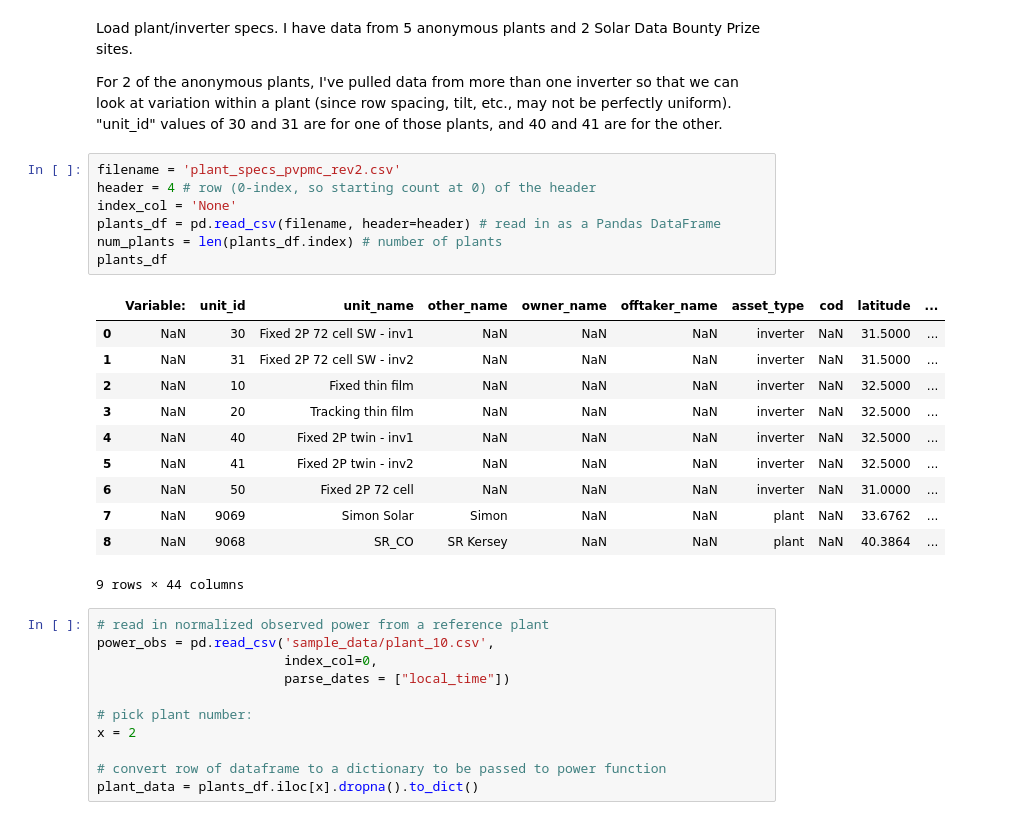
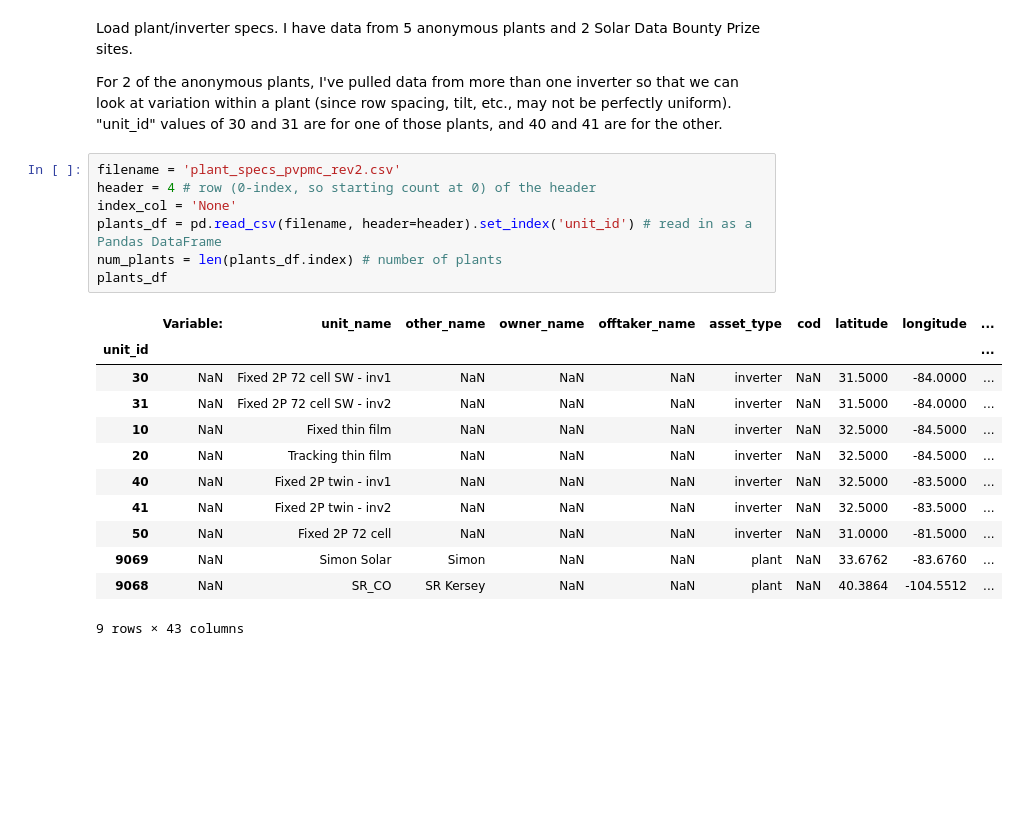
Before and after one commit to williamhobbs/2024_pvpmc_self_shade, a Jupyter notebook: 2024_pvpmc_self_shade_rev1.ipynb, the cells around one changed output. Saved outputs shown, nothing was run; the diff lists cells and outputs as text; blank space fills up the shorter version.

```diff
--- a/2024_pvpmc_self_shade_rev1.ipynb
+++ b/2024_pvpmc_self_shade_rev1.ipynb
@@ -213,31 +213,21 @@ For 2 of the anonymous plants, I've pulled data from more than one inverter so t
 # %%
 filename = 'plant_specs_pvpmc_rev2.csv'
 header = 4 # row (0-index, so starting count at 0) of the header
 index_col = 'None'
-plants_df = pd.read_csv(filename, header=header) # read in as a Pandas DataFrame
+plants_df = pd.read_csv(filename, header=header).set_index('unit_id') # read in as a Pandas DataFrame
 num_plants = len(plants_df.index) # number of plants
 plants_df
 # %% [output]
-|  | Variable: | unit_id | unit_name | other_name | owner_name | offtaker_name | asset_type | cod | latitude | ... |
-| 0 | NaN | 30 | Fixed 2P 72 cell SW - inv1 | NaN | NaN | NaN | inverter | NaN | 31.5000 | ... |
-| 1 | NaN | 31 | Fixed 2P 72 cell SW - inv2 | NaN | NaN | NaN | inverter | NaN | 31.5000 | ... |
-| 2 | NaN | 10 | Fixed thin film | NaN | NaN | NaN | inverter | NaN | 32.5000 | ... |
-| 3 | NaN | 20 | Tracking thin film | NaN | NaN | NaN | inverter | NaN | 32.5000 | ... |
-| 4 | NaN | 40 | Fixed 2P twin - inv1 | NaN | NaN | NaN | inverter | NaN | 32.5000 | ... |
-| 5 | NaN | 41 | Fixed 2P twin - inv2 | NaN | NaN | NaN | inverter | NaN | 32.5000 | ... |
-| 6 | NaN | 50 | Fixed 2P 72 cell | NaN | NaN | NaN | inverter | NaN | 31.0000 | ... |
-| 7 | NaN | 9069 | Simon Solar | Simon | NaN | NaN | plant | NaN | 33.6762 | ... |
-| 8 | NaN | 9068 | SR_CO | SR Kersey | NaN | NaN | plant | NaN | 40.3864 | ... |
+|  | Variable: | unit_name | other_name | owner_name | offtaker_name | asset_type | cod | latitude | longitude | ... |
+| unit_id |  |  |  |  |  |  |  |  |  | ... |
+| 30 | NaN | Fixed 2P 72 cell SW - inv1 | NaN | NaN | NaN | inverter | NaN | 31.5000 | -84.0000 | ... |
+| 31 | NaN | Fixed 2P 72 cell SW - inv2 | NaN | NaN | NaN | inverter | NaN | 31.5000 | -84.0000 | ... |
+| 10 | NaN | Fixed thin film | NaN | NaN | NaN | inverter | NaN | 32.5000 | -84.5000 | ... |
+| 20 | NaN | Tracking thin film | NaN | NaN | NaN | inverter | NaN | 32.5000 | -84.5000 | ... |
+| 40 | NaN | Fixed 2P twin - inv1 | NaN | NaN | NaN | inverter | NaN | 32.5000 | -83.5000 | ... |
+| 41 | NaN | Fixed 2P twin - inv2 | NaN | NaN | NaN | inverter | NaN | 32.5000 | -83.5000 | ... |
+| 50 | NaN | Fixed 2P 72 cell | NaN | NaN | NaN | inverter | NaN | 31.0000 | -81.5000 | ... |
+| 9069 | NaN | Simon Solar | Simon | NaN | NaN | plant | NaN | 33.6762 | -83.6760 | ... |
+| 9068 | NaN | SR_CO | SR Kersey | NaN | NaN | plant | NaN | 40.3864 | -104.5512 | ... |
-9 rows × 44 columns
+9 rows × 43 columns
-# %%
-# read in normalized observed power from a reference plant
-power_obs = pd.read_csv('sample_data/plant_10.csv',
-                        index_col=0,
-                        parse_dates = ["local_time"])
-
-# pick plant number:
-x = 2
-
-# convert row of dataframe to a dictionary to be passed to power function
-plant_data = plants_df.iloc[x].dropna().to_dict()
 # %%
```
Also changed, not shown: parts of 7 cells of this notebook.
